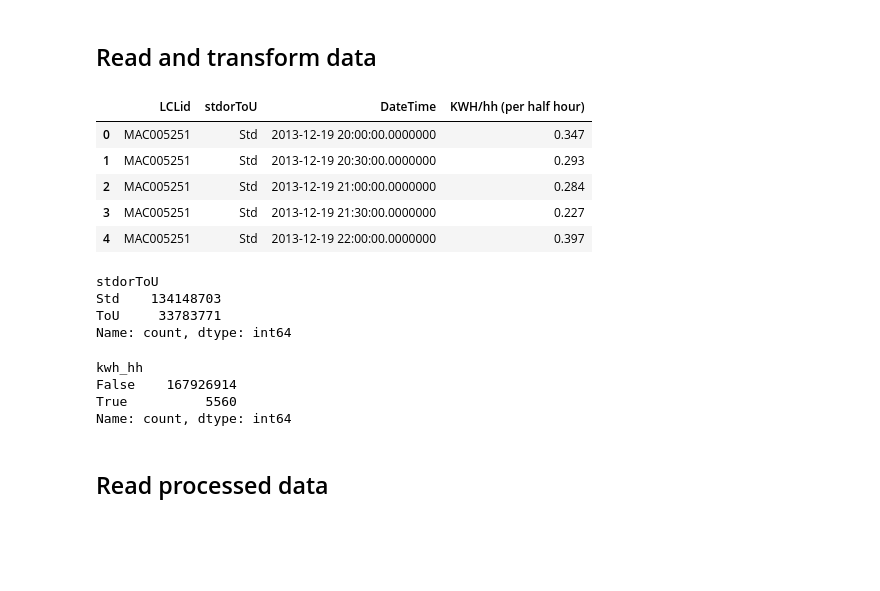
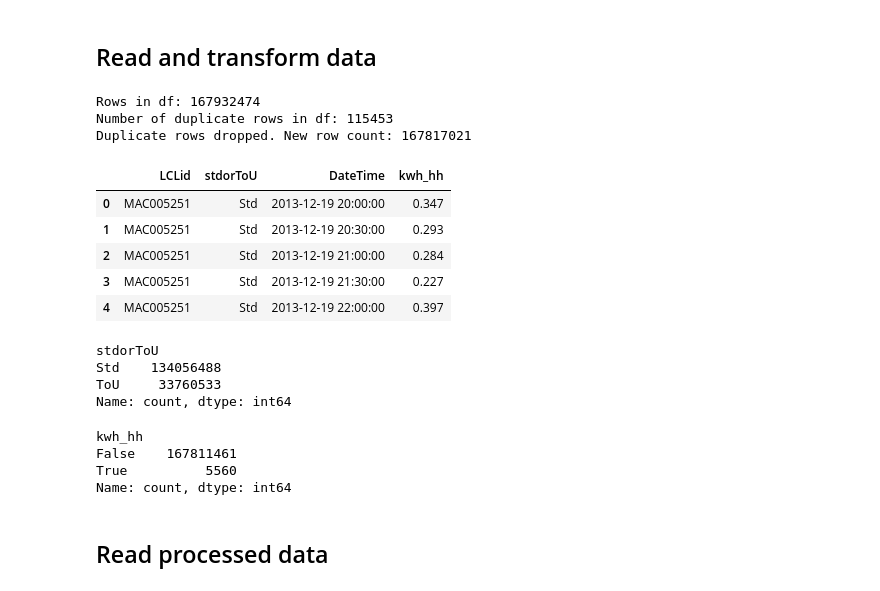
Before and after one commit to AlvaroCorrales/smart-meters-london, a Jupyter notebook: EDA and FE.ipynb, the cells around one changed output. Drawn from its saved outputs; the diff is of its cells as text; code cells hidden in the pictures; blank space fills up the shorter version.

```diff
--- a/EDA and FE.ipynb
+++ b/EDA and FE.ipynb
@@ -10,27 +10,48 @@ from sklearn.preprocessing import OrdinalEncoder
 # %%
 # Directory containing CSV files
 directory = 'Small LCL Data'
 
 # List to store dataframes
 dfs = []
 
 # Loop through each file in the directory
 for filename in os.listdir(directory):
     if filename.endswith(".csv"):
         filepath = os.path.join(directory, filename)
         # Read CSV file
         partial_df = pd.read_csv(filepath)
         # Append dataframe to the list
         dfs.append(partial_df)
 
 # Combine all dataframes into one (optional)
 df = pd.concat(dfs, ignore_index=True)
 
+# Check for duplicate rows in the dataframe
+duplicate_count = df.duplicated().sum()
+print(f"Rows in df: {len(df)}")
+print(f"Number of duplicate rows in df: {duplicate_count}")
+
+# Drop duplicate rows if any
+if duplicate_count > 0:
+    df = df.drop_duplicates()
+    print(f"Duplicate rows dropped. New row count: {len(df)}")
+
+# Edit dataframe for easy consumption
+# 1. Rename and set KWH consumption variable to numeric
+df.rename(columns={'KWH/hh (per half hour) ':'kwh_hh'}, inplace=True)
+df['kwh_hh']= pd.to_numeric(df['kwh_hh'], errors='coerce')
+
+# 2. DateTime var to pandas datetime format
+df['DateTime'] = pd.to_datetime(df['DateTime'])
+
 df.head()
 # %% [output]
+Rows in df: 167932474
+Number of duplicate rows in df: 115453
+Duplicate rows dropped. New row count: 167817021
-|  | LCLid | stdorToU | DateTime | KWH/hh (per half hour) |
-| 0 | MAC005251 | Std | 2013-12-19 20:00:00.0000000 | 0.347 |
-| 1 | MAC005251 | Std | 2013-12-19 20:30:00.0000000 | 0.293 |
-| 2 | MAC005251 | Std | 2013-12-19 21:00:00.0000000 | 0.284 |
-| 3 | MAC005251 | Std | 2013-12-19 21:30:00.0000000 | 0.227 |
-| 4 | MAC005251 | Std | 2013-12-19 22:00:00.0000000 | 0.397 |
+|  | LCLid | stdorToU | DateTime | kwh_hh |
+| 0 | MAC005251 | Std | 2013-12-19 20:00:00 | 0.347 |
+| 1 | MAC005251 | Std | 2013-12-19 20:30:00 | 0.293 |
+| 2 | MAC005251 | Std | 2013-12-19 21:00:00 | 0.284 |
+| 3 | MAC005251 | Std | 2013-12-19 21:30:00 | 0.227 |
+| 4 | MAC005251 | Std | 2013-12-19 22:00:00 | 0.397 |
@@ -46,14 +59,14 @@ df['DateTime'] = pd.to_datetime(df['DateTime'])
 df.stdorToU.value_counts()
 # %% [output]
 stdorToU
-Std    134148703
-ToU     33783771
+Std    134056488
+ToU     33760533
 Name: count, dtype: int64
 # %%
 df.kwh_hh.isnull().value_counts()
 # %% [output]
 kwh_hh
-False    167926914
+False    167811461
 True          5560
 Name: count, dtype: int64
 # %%
```
Also changed, not shown: parts of 24 cells of this notebook.
